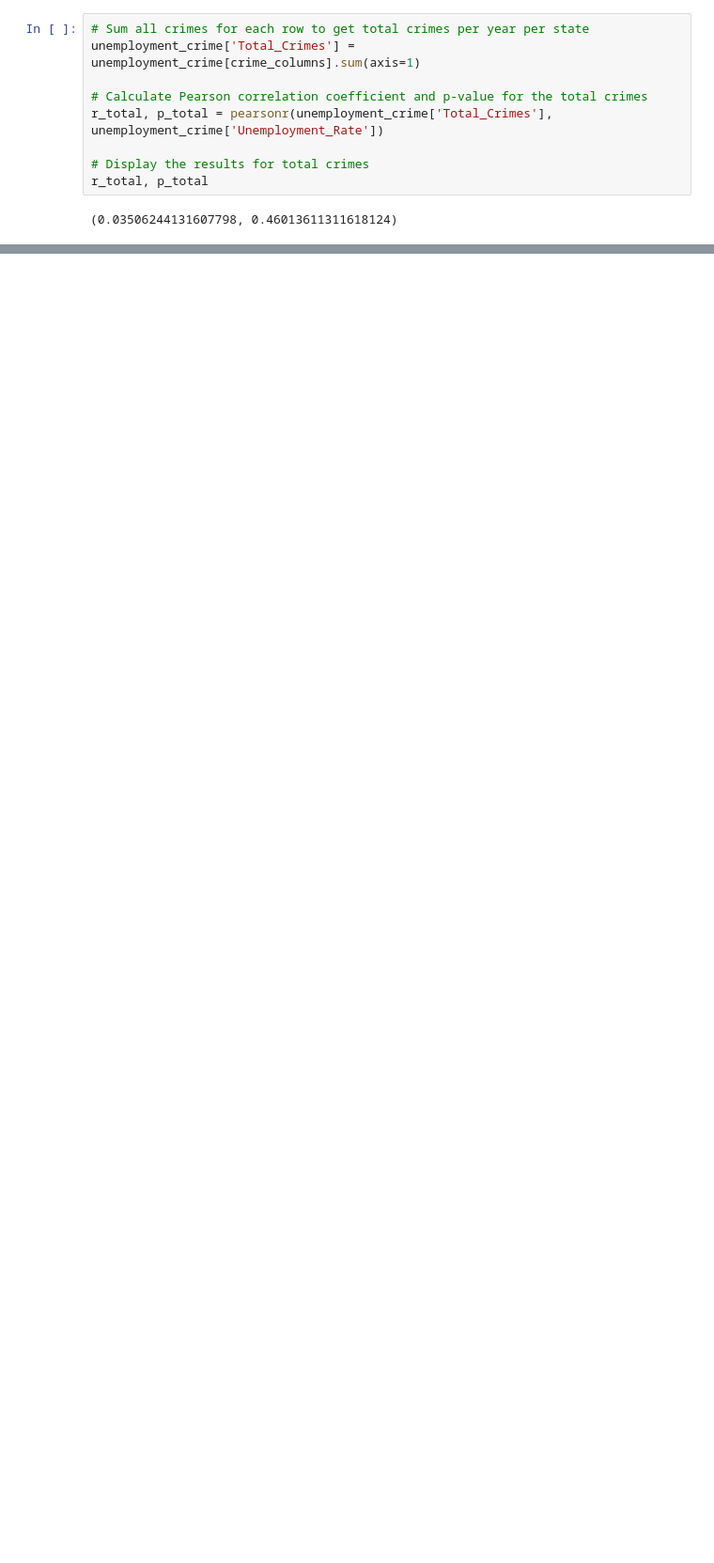
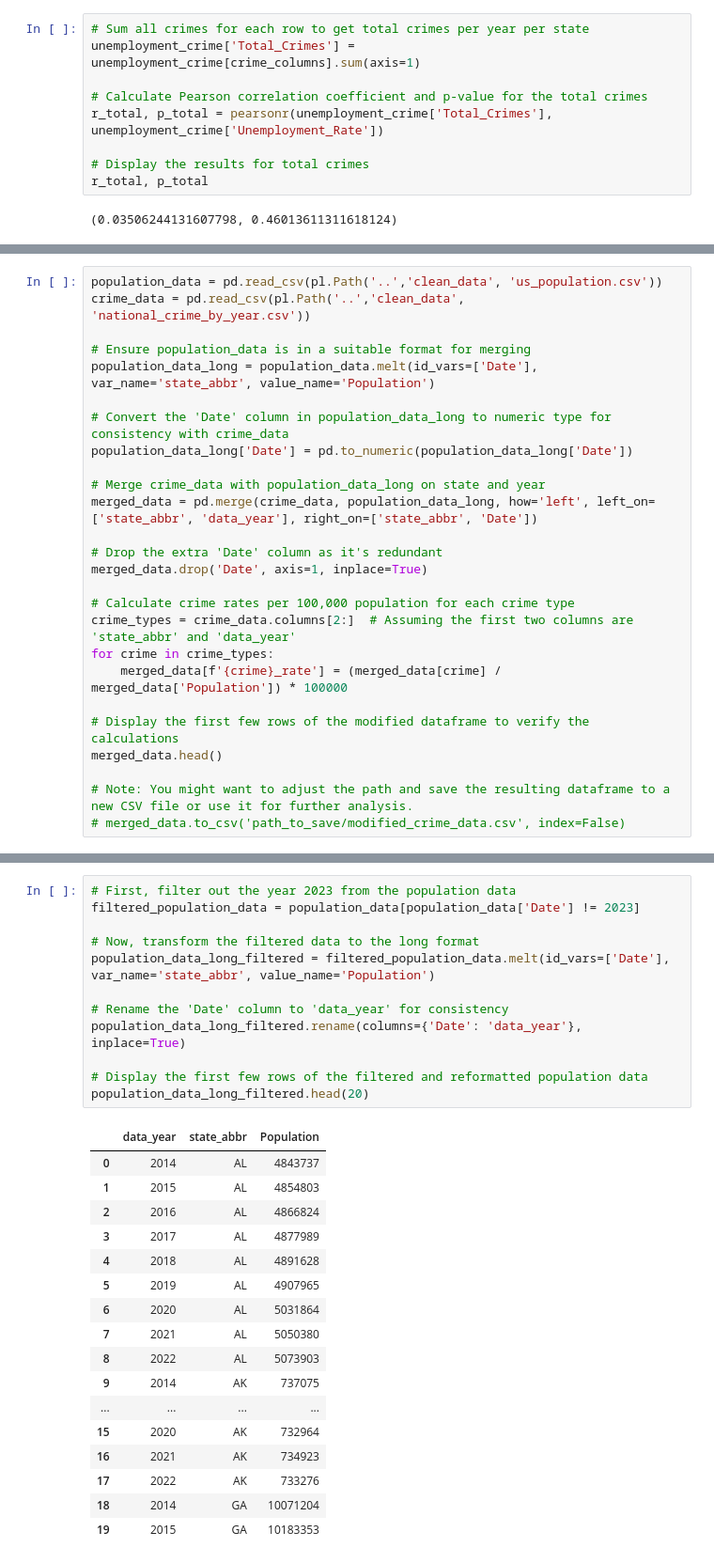
Before and after one commit to AEKoller/Group3_Project3, a Jupyter notebook: stats_analysis/stats_analysis.ipynb, the cells around one changed output, grey strips where cells are left out. Shown: that part at 94% size. Drawn from its saved outputs; the diff is of its cells as text; blank space fills up the shorter version.

```diff
--- a/stats_analysis/stats_analysis.ipynb
+++ b/stats_analysis/stats_analysis.ipynb
@@ -107,3 +109,29 @@ state_results_df.head(50
 | 47 | AL | Larceny - Theft | -0.127467 | 0.743817 |
 | 48 | AL | Liquor Laws | -0.733226 | 0.024586 |
 | 49 | AL | Manslaughter by Negligence | 0.073418 | 0.851103 |
+# %%
+population_data = pd.read_csv(pl.Path('..','clean_data', 'us_population.csv'))
+crime_data = pd.read_csv(pl.Path('..','clean_data', 'national_crime_by_year.csv'))
+
+# Ensure population_data is in a suitable format for merging
+population_data_long = population_data.melt(id_vars=['Date'], var_name='state_abbr', value_name='Population')
+
+# Convert the 'Date' column in population_data_long to numeric type for consistency with crime_data
+population_data_long['Date'] = pd.to_numeric(population_data_long['Date'])
+
+# Merge crime_data with population_data_long on state and year
+merged_data = pd.merge(crime_data, population_data_long, how='left', left_on=['state_abbr', 'data_year'], right_on=['state_abbr', 'Date'])
+
+# Drop the extra 'Date' column as it's redundant
+merged_data.drop('Date', axis=1, inplace=True)
+
+# Calculate crime rates per 100,000 population for each crime type
+crime_types = crime_data.columns[2:]  # Assuming the first two columns are 'state_abbr' and 'data_year'
+for crime in crime_types:
+    merged_data[f'{crime}_rate'] = (merged_data[crime] / merged_data['Population']) * 100000
+
+# Display the first few rows of the modified dataframe to verify the calculations
+merged_data.head()
+
+# Note: You might want to adjust the path and save the resulting dataframe to a new CSV file or use it for further analysis.
+# merged_data.to_csv('path_to_save/modified_crime_data.csv', index=False)
@@ -109,0 +146,30 @@ state_results_df.head(50
+# %%
+# First, filter out the year 2023 from the population data
+filtered_population_data = population_data[population_data['Date'] != 2023]
+
+# Now, transform the filtered data to the long format
+population_data_long_filtered = filtered_population_data.melt(id_vars=['Date'], var_name='state_abbr', value_name='Population')
+
+# Rename the 'Date' column to 'data_year' for consistency
+population_data_long_filtered.rename(columns={'Date': 'data_year'}, inplace=True)
+
+# Display the first few rows of the filtered and reformatted population data
+population_data_long_filtered.head(20)
+# %% [output]
+|  | data_year | state_abbr | Population |
+| 0 | 2014 | AL | 4843737 |
+| 1 | 2015 | AL | 4854803 |
+| 2 | 2016 | AL | 4866824 |
+| 3 | 2017 | AL | 4877989 |
+| 4 | 2018 | AL | 4891628 |
+| 5 | 2019 | AL | 4907965 |
+| 6 | 2020 | AL | 5031864 |
+| 7 | 2021 | AL | 5050380 |
+| 8 | 2022 | AL | 5073903 |
+| 9 | 2014 | AK | 737075 |
+| ... | ... | ... | ... |
+| 15 | 2020 | AK | 732964 |
+| 16 | 2021 | AK | 734923 |
+| 17 | 2022 | AK | 733276 |
+| 18 | 2014 | GA | 10071204 |
+| 19 | 2015 | GA | 10183353 |
```
Also changed, not shown: parts of 7 cells of this notebook, 6 other files.
